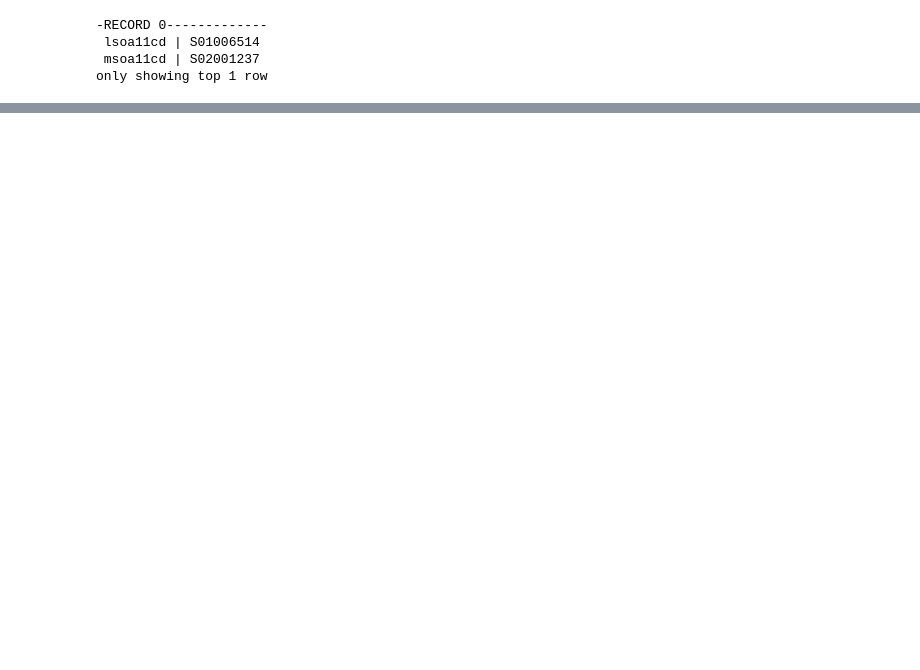
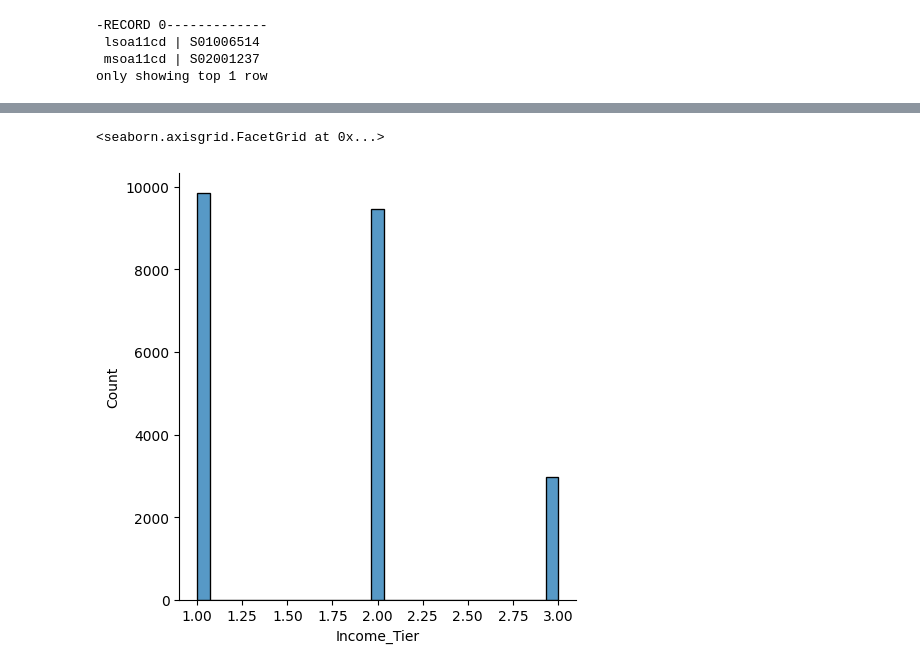
Before and after one commit to cyic224/INFOSYS722-Iteration4-BDAS, a Jupyter notebook: Iteration4-BDAS Code.ipynb, the cells around one changed output, grey strips where cells are left out. Drawn from its saved outputs; the diff is of its cells as text; code cells hidden in the pictures; blank space fills up the shorter version.

```diff
--- a/Iteration4-BDAS Code.ipynb
+++ b/Iteration4-BDAS Code.ipynb
@@ -548,3 +536,6 @@ only showing top 1 row
 Total Number of Rows: 22264
 # %%
 distinct_data.write.csv('distinct_data.csv',header = True)
+# %%
+reduced_data = distinct_data.select("Employment_Decile","Education_Decile","Crime_Decile","Living_Environment_Decile","Income_Tier")
+reduced_data.printSchema()
@@ -550,0 +553,6 @@ distinct_data.write.csv('distinct_data.csv',header = True)
+# %%
+pandas_data = reduced_data.toPandas()
+sns.displot(data=pandas_data, x="Income_Tier")
+# %% [output]
+<seaborn.axisgrid.FacetGrid at 0x...>
+[figure, added]
```
Also changed, not shown: parts of 15 cells of this notebook, 33 other files.
